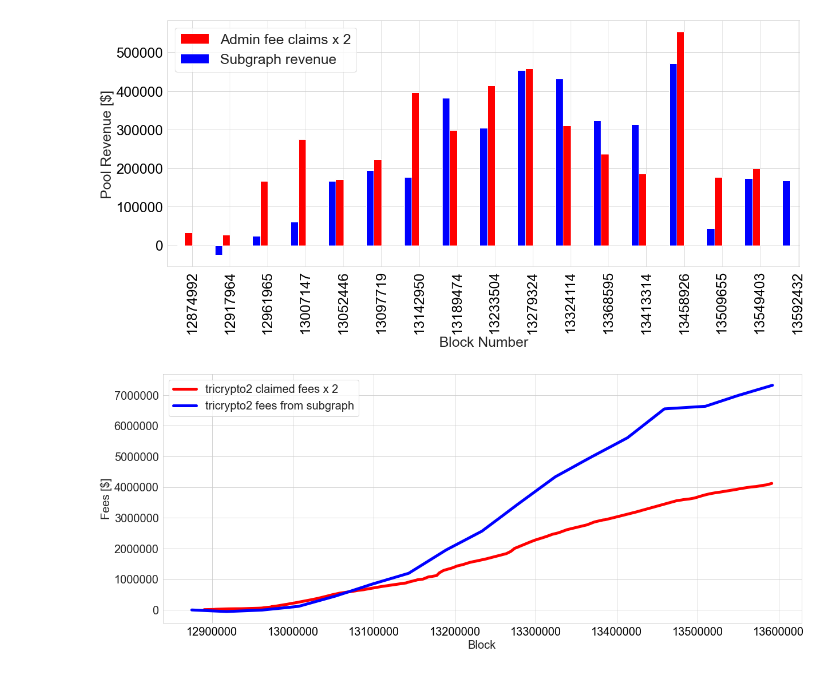
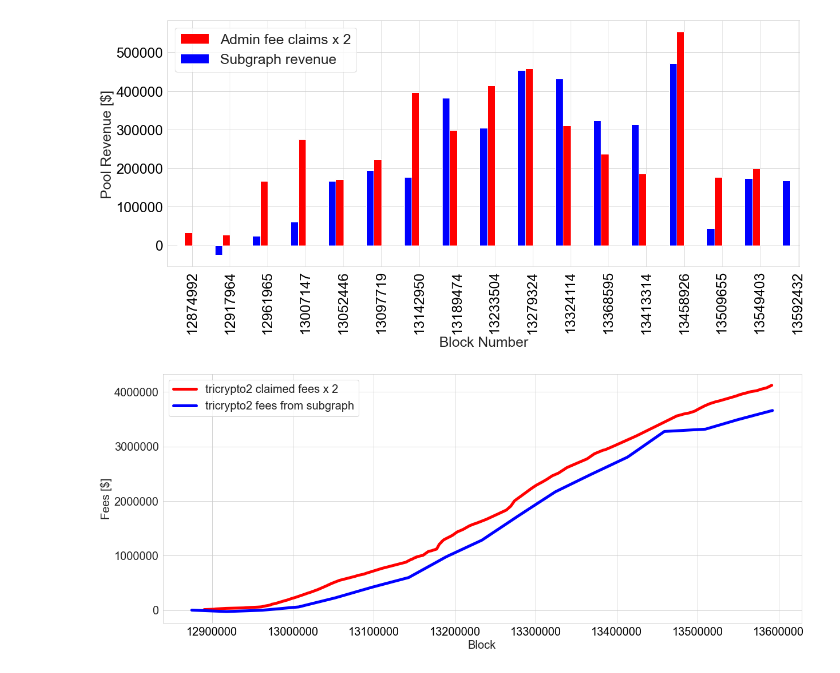
Before and after one commit to bout3fiddy/on-chain-analytics, a Jupyter notebook: notebooks/curve-analysis/curve-pools/pool_revenue/tricrypto/get_tricrypto_fees_from_claim_events.ipynb, the cells around one changed output. Drawn from its saved outputs; the diff is of its cells as text; code cells hidden in the pictures.

Commit message:
fixed: subgraph already multiplies 2 for revenue

```diff
--- a/notebooks/curve-analysis/curve-pools/pool_revenue/tricrypto/get_tricrypto_fees_from_claim_events.ipynb
+++ b/notebooks/curve-analysis/curve-pools/pool_revenue/tricrypto/get_tricrypto_fees_from_claim_events.ipynb
@@ -398,31 +398,31 @@ ax.legend(fontsize=25);
 # %%
 fig, ax = plt.subplots(1,1, figsize=(20, 8))
 
 ax.plot(
     df_admin_fee_claims.block,
     df_admin_fee_claims.total_claimed_computed.cumsum() * 2,
     color='red',
     lw=5,
     label='tricrypto2 claimed fees x 2'
 )
 
 ax.plot(
     df_subgraph_pool_data.block,
-    df_subgraph_pool_data.fees.cumsum() * 2,
+    df_subgraph_pool_data.fees.cumsum(),
     color='blue',
     lw=5,
     label='tricrypto2 fees from subgraph'
 )
 
 
 ax.set_xlabel("Block", fontsize=20)
 ax.set_ylabel("Fees [$]", fontsize=20)
 ax.tick_params(axis='both', which='major', labelsize=20)
 ax.tick_params(axis='x', which='major', colors='black')
 ax.legend(fontsize=20)
 ax.yaxis.get_major_formatter().set_scientific(False)
 ax.yaxis.get_major_formatter().set_useOffset(False)
 ax.xaxis.get_major_formatter().set_scientific(False)
 ax.xaxis.get_major_formatter().set_useOffset(False)
 # %% [output]
-[figure, old version]
+[figure, new version]
```
